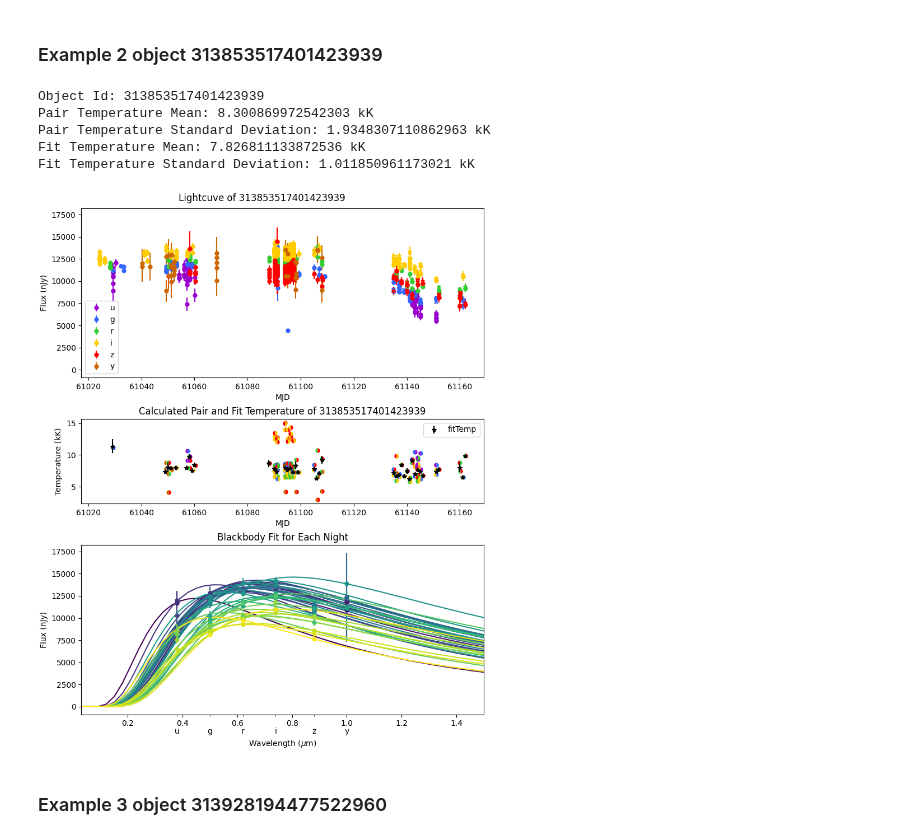
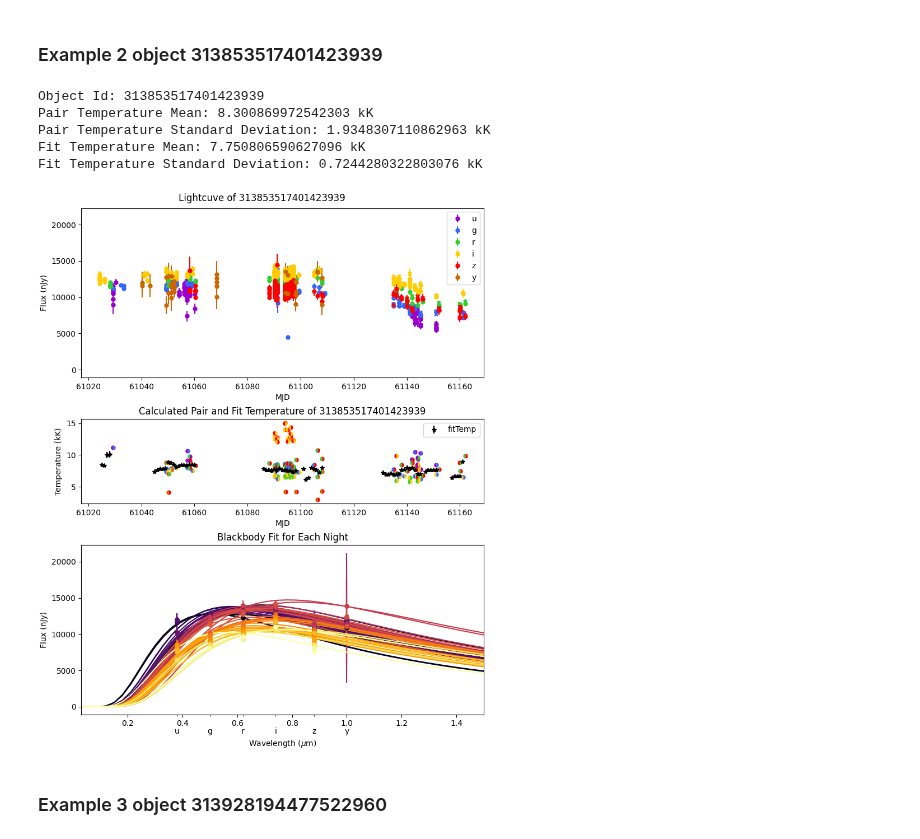
Before and after one commit to mwvgroup/pittgoogle-user-demos, a Jupyter notebook: other-examples/temperature_analysis.ipynb, the cells around one changed output. Cells and saved outputs as stored; diff of their text form; code cells hidden in the pictures.

Commit message:
Added adjustable rolling window and forced fit temp to use at least 3 filters

```diff
--- a/other-examples/temperature_analysis.ipynb
+++ b/other-examples/temperature_analysis.ipynb
@@ -52,9 +52,7 @@ def scaledBlackbody(wl, T, scale):
 def dustFlux(flux, band, ebv):
     return flux*math.pow(10, ebv*EXTCOEF[band]/2.5)
 # %%
-
-from matplotlib.gridspec import GridSpec
-def plot(objID, objList, pairTemp, fitTemp):
+def plot(objID, objList, pairTemp, fitTemp, window):
     color = {'u':"#9900cc", 'g':"#3366ff", 'r':"#33cc33", 'i':"#ffcc00", 'z':"#ff0000", 'y':"#cc6600"}
     fig, (ax1, ax2, ax3) = plt.subplots(3, height_ratios=[2,1,2], figsize=(8,10), layout = 'constrained')
     # ax1.set_yscale('log')
@@ -107,7 +105,7 @@ def plot(objID, objList, pairTemp, fitTemp):
 
     ax2.legend()
 
-    cmap = plt.colormaps['viridis']
+    cmap = plt.colormaps['inferno']
     blackbodyColors = cmap(np.linspace(0, 1, len(fitTemp['temp'])))
 
     x = np.linspace(0, 1.5, 51)[1:]
@@ -128,7 +126,7 @@ def plot(objID, objList, pairTemp, fitTemp):
 
     ax3.sharey(ax1)
 
-    ax3.set_title('Blackbody Fit for Each Night')
+    ax3.set_title(f'Blackbody Fit for Each Night with Rolling Window of {window} Days')
     ax3.set_ylabel('Flux (nJy)')
     ax3.set_xlabel(r'Wavelength ($\mu$m)')
 
@@ -163,7 +161,7 @@ def weighted_mean_3sigma(fluxs, fluxErrs, sqrtAvgCount):
             filteredWeights.append(fluxErrs[i] ** -2)
     return np.average(filteredFluxs, weights=filteredWeights), std * (sqrtAvgCount/np.sqrt(len(fluxs)))
 
-def calculateFitTemp(objList, ebv):
+def calculateFitTemp(objList, ebv, window):
     start = objList[0]['midpointMjdTai']
     end = objList[-1]['midpointMjdTai']
 
@@ -171,19 +169,23 @@ def calculateFitTemp(objList, ebv):
               'wavelengths': [], 'fluxs': [], 'fluxErrs': []}
 
     i = 0
+    start = 0
     # The addition of 0.3 to each time will alow data taken shortly before an integer MJD (8:00PM in Chile)
     # to be added to the rest of the data taken on the same night rather than to the previous night
     for mjd in range(math.floor(start+0.3), math.ceil(end+0.3)):
         flux = [[] for _ in range(len(BANDS))]
         fluxErr = [[] for _ in range(len(BANDS))]
         bands = set()
-        while i < len(objList) and math.floor(objList[i]['midpointMjdTai']+0.3) == mjd:
+        i = start+1
+        while i < len(objList) and math.floor(objList[i]['midpointMjdTai']+0.3) <= mjd + window - 1:
+            if math.floor(objList[i]['midpointMjdTai']+0.3) == mjd:
+                start = i
             band = BANDS.index(objList[i]['band'])
             bands.add(band)
             flux[band].append(dustFlux(objList[i]['psfFlux'], band, ebv))
             fluxErr[band].append(dustFlux(objList[i]['psfFluxErr'], band, ebv))
             i+=1
-        if len(bands) > 1:
+        if len(bands) >= 3: # ensure that each fit has three filters, two works but gives inconstant results
             fluxMean = []
             fluxStd = []
             wavelength = []
@@ -359,7 +361,7 @@ def combinedSources(obj):
 ### Plot Temperature
 plotTemp plots the light curve of a given object in addition to the calculated pair temperature for each pair of filters and the fitted temperature for each night with observations in different bands.
 # %%
-def plotTemp(diaObjectId, objList=None, ebv=0):
+def plotTemp(diaObjectId, objList=None, ebv=0, window=3):
     if objList == None:
         diaObjectId = object
         bqclient = pittgoogle.bigquery.Client() # load the BigQuery client
@@ -397,11 +399,11 @@ def plotTemp(diaObjectId, objList=None, ebv=0):
     print('Pair Temperature Mean:', np.mean(pairTemp['temp']), 'kK')
     print('Pair Temperature Standard Deviation:', np.std(pairTemp['temp']), 'kK')
 
-    fitTemp = calculateFitTemp(objList, ebv)
+    fitTemp = calculateFitTemp(objList, ebv, window)
     print('Fit Temperature Mean:', np.mean(fitTemp['temp']), 'kK')
     print('Fit Temperature Standard Deviation:', np.std(fitTemp['temp']), 'kK')
 
-    plot(diaObjectId, objList, pairTemp, fitTemp)
+    plot(diaObjectId, objList, pairTemp, fitTemp, window)
 
     # for obj in objList:
     #     print(obj)
@@ -474,27 +476,27 @@ diaObjectId = 313853517401423939
 # %%
 diaObjectId = 313853517401423939
 
 # load the pickled data
 with open('object' + str(diaObjectId) + '.pkl', 'rb') as inf:
     obj = pickle.load(inf)
 
 objList = combinedSources(obj)
 
 c = SkyCoord(obj.ra, obj.dec, unit="deg", frame='icrs')
 
 # The third argument is a distance
 # It seems to have no affect since SFD is 2D not 3D but it is a required field
 # I pass a large distance (100 kpc) in case it matters at some locations
 ebv = sfd_map(c.galactic.l.deg, c.galactic.b.deg, 100)[0]
 
-plotTemp(diaObjectId, objList, ebv)
+plotTemp(diaObjectId, objList=objList, ebv=ebv, window=5)
 # %% [output]
 Object Id: 313853517401423939
 Pair Temperature Mean: 8.300869972542303 kK
 Pair Temperature Standard Deviation: 1.9348307110862963 kK
-Fit Temperature Mean: 7.826811133872536 kK
-Fit Temperature Standard Deviation: 1.011850961173021 kK
+Fit Temperature Mean: 7.750806590627096 kK
+Fit Temperature Standard Deviation: 0.7244280322803076 kK
-[figure, old version]
+[figure, new version]
 # %% [markdown]
 ### Example 3 object 313928194477522960
 # %%
```
Also changed, not shown: parts of 2 cells of this notebook.
